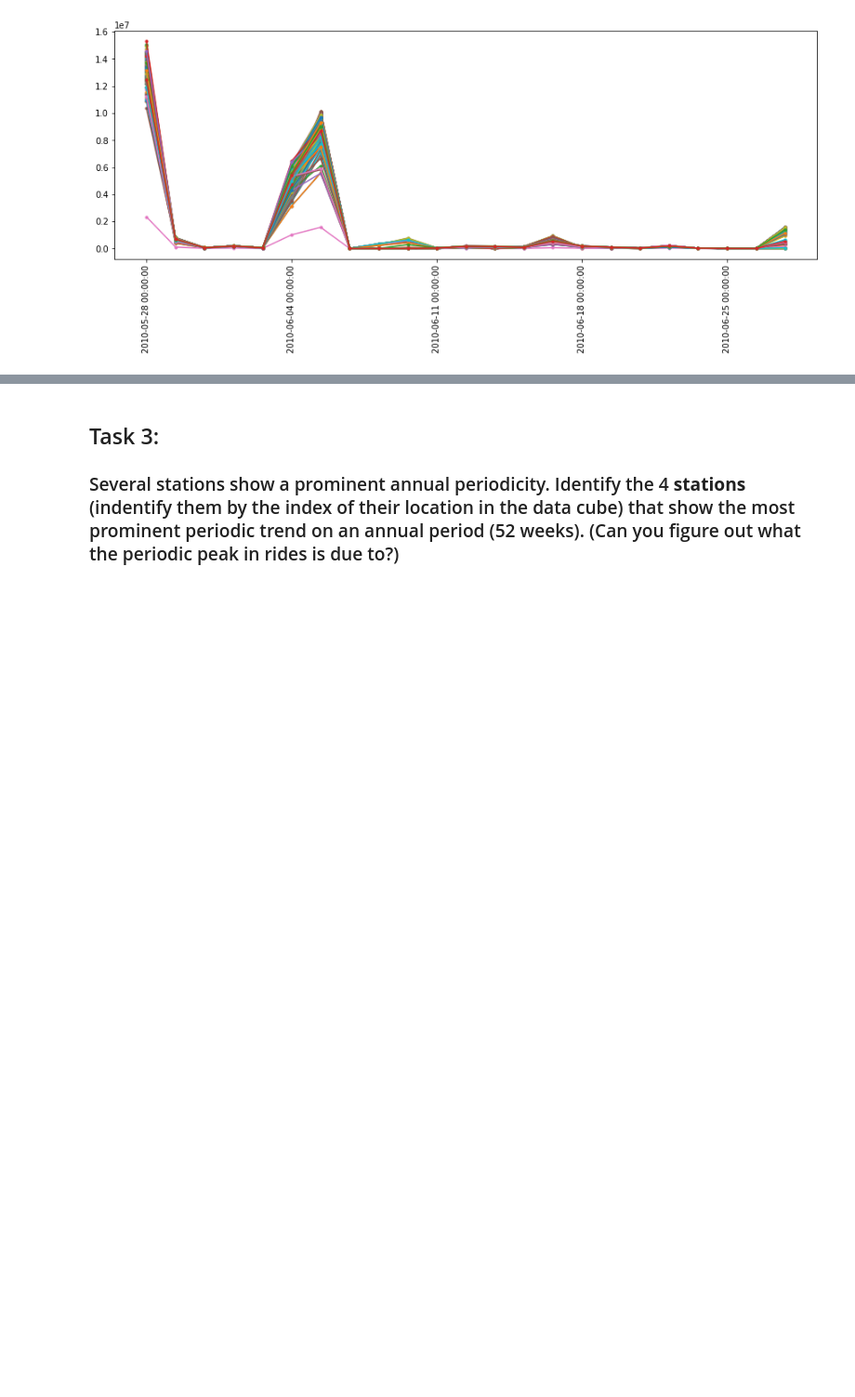
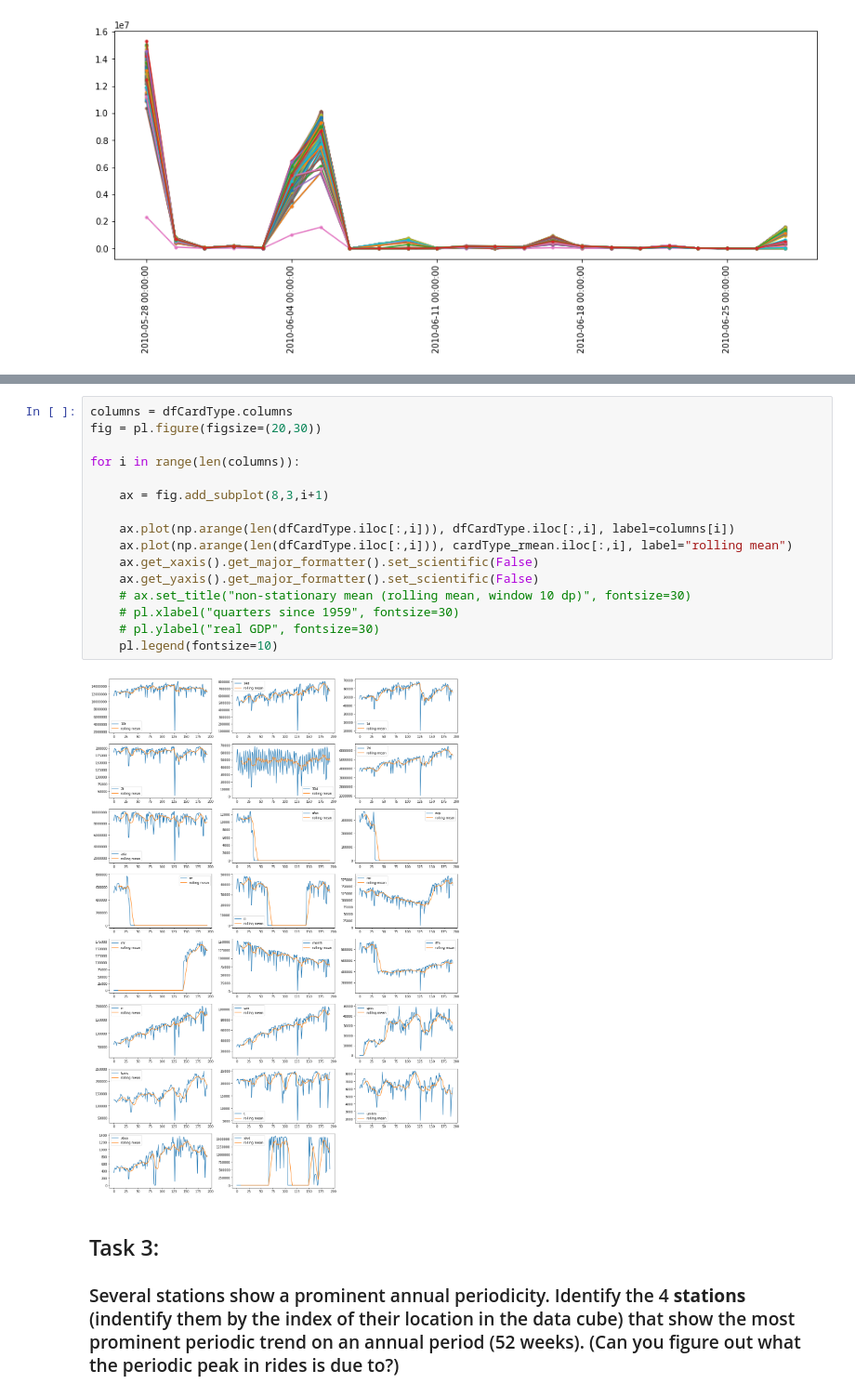
Before and after one commit to qiuyliu/PUI2017_uc288, a Jupyter notebook: HW10_uc288/HW10_Subway_TimeSeries.ipynb, the cells around one changed output, grey strips where cells are left out. Shown at 93% size. Drawn from its saved outputs; the diff is of its cells as text; blank space fills up the shorter version.

```diff
--- a/HW10_uc288/HW10_Subway_TimeSeries.ipynb
+++ b/HW10_uc288/HW10_Subway_TimeSeries.ipynb
@@ -197,3 +200,21 @@ cardType_rmean.head()
+# %%
+columns = dfCardType.columns
+fig = pl.figure(figsize=(20,30))
+
+for i in range(len(columns)):
+
+    ax = fig.add_subplot(8,3,i+1)
+
+    ax.plot(np.arange(len(dfCardType.iloc[:,i])), dfCardType.iloc[:,i], label=columns[i])
+    ax.plot(np.arange(len(dfCardType.iloc[:,i])), cardType_rmean.iloc[:,i], label="rolling mean")
+    ax.get_xaxis().get_major_formatter().set_scientific(False)
+    ax.get_yaxis().get_major_formatter().set_scientific(False)
+    # ax.set_title("non-stationary mean (rolling mean, window 10 dp)", fontsize=30)
+    # pl.xlabel("quarters since 1959", fontsize=30)
+    # pl.ylabel("real GDP", fontsize=30)
+    pl.legend(fontsize=10)
+# %% [output]
+[figure, added]
 # %% [markdown]
 ## Task 3:
 ### Several stations show a prominent annual periodicity. Identify the 4 **stations** (indentify them by the index of their location in the data cube) that show the most prominent periodic trend on an annual period (52 weeks). (Can you figure out what the periodic peak in rides is due to?)
```
Also changed, not shown: parts of 9 cells of this notebook.
